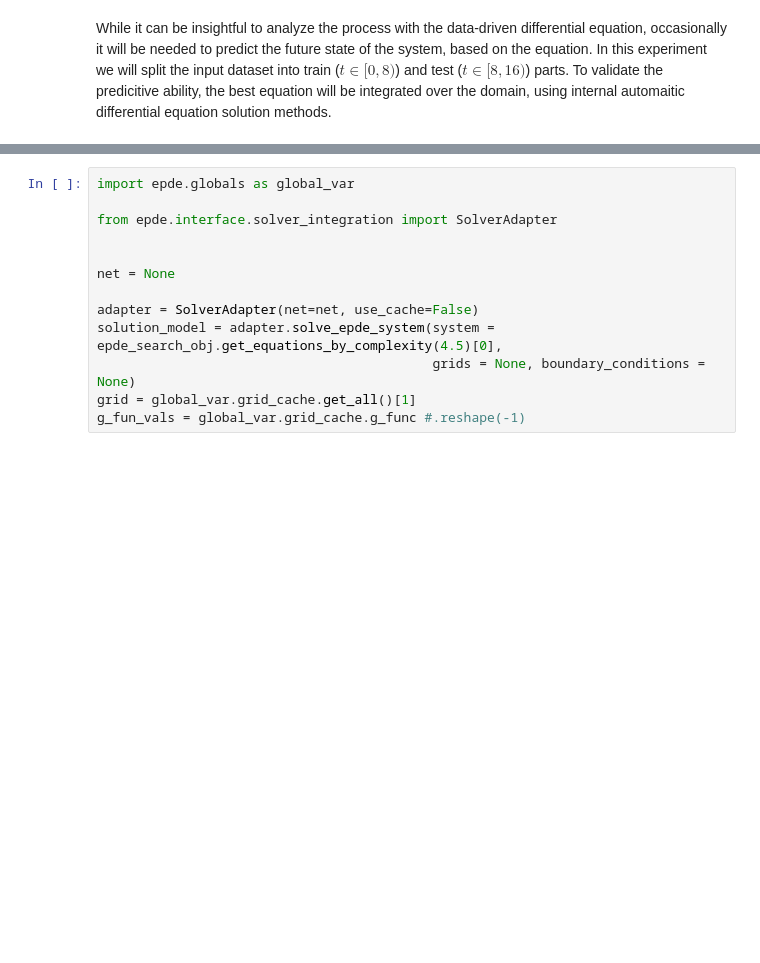
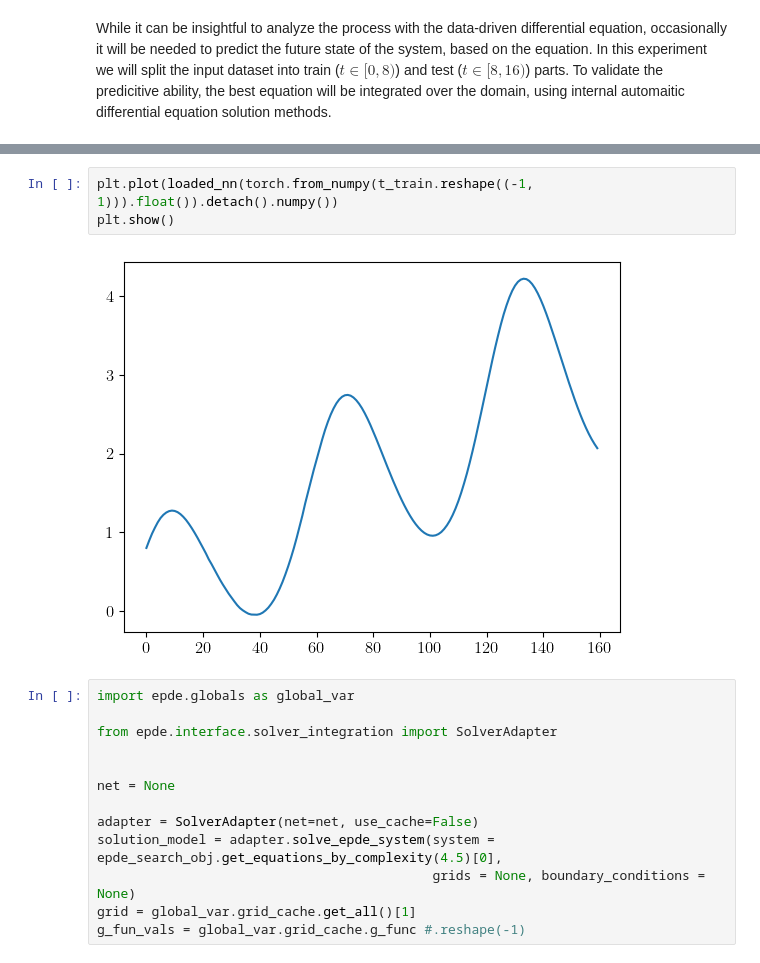
Before and after one commit to ITMO-NSS-team/EPDE, a Jupyter notebook: examples/ODE discovery.ipynb, the cells around one changed output, grey strips where cells are left out. Saved outputs shown, nothing was run; the diff lists cells and outputs as text; blank space fills up the shorter version.

```diff
--- a/examples/ODE discovery.ipynb
+++ b/examples/ODE discovery.ipynb
@@ -318,3 +517,8 @@ epde_search_obj.equations()
+# %%
+plt.plot(loaded_nn(torch.from_numpy(t_train.reshape((-1, 1))).float()).detach().numpy())
+plt.show()
+# %% [output]
+[figure, added]
 # %%
 import epde.globals as global_var
 
```
Also changed, not shown: parts of 19 cells of this notebook, 5 other files.
